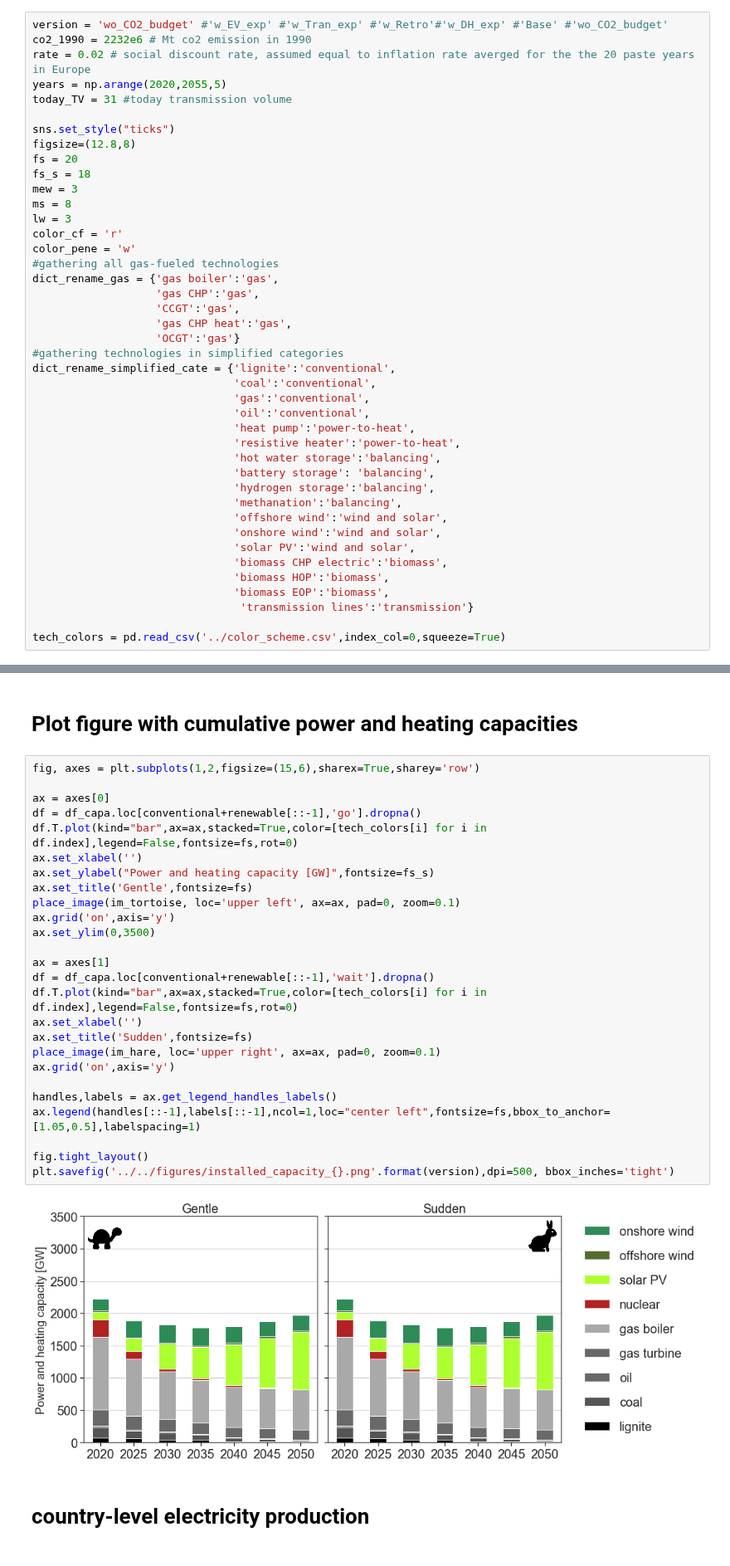
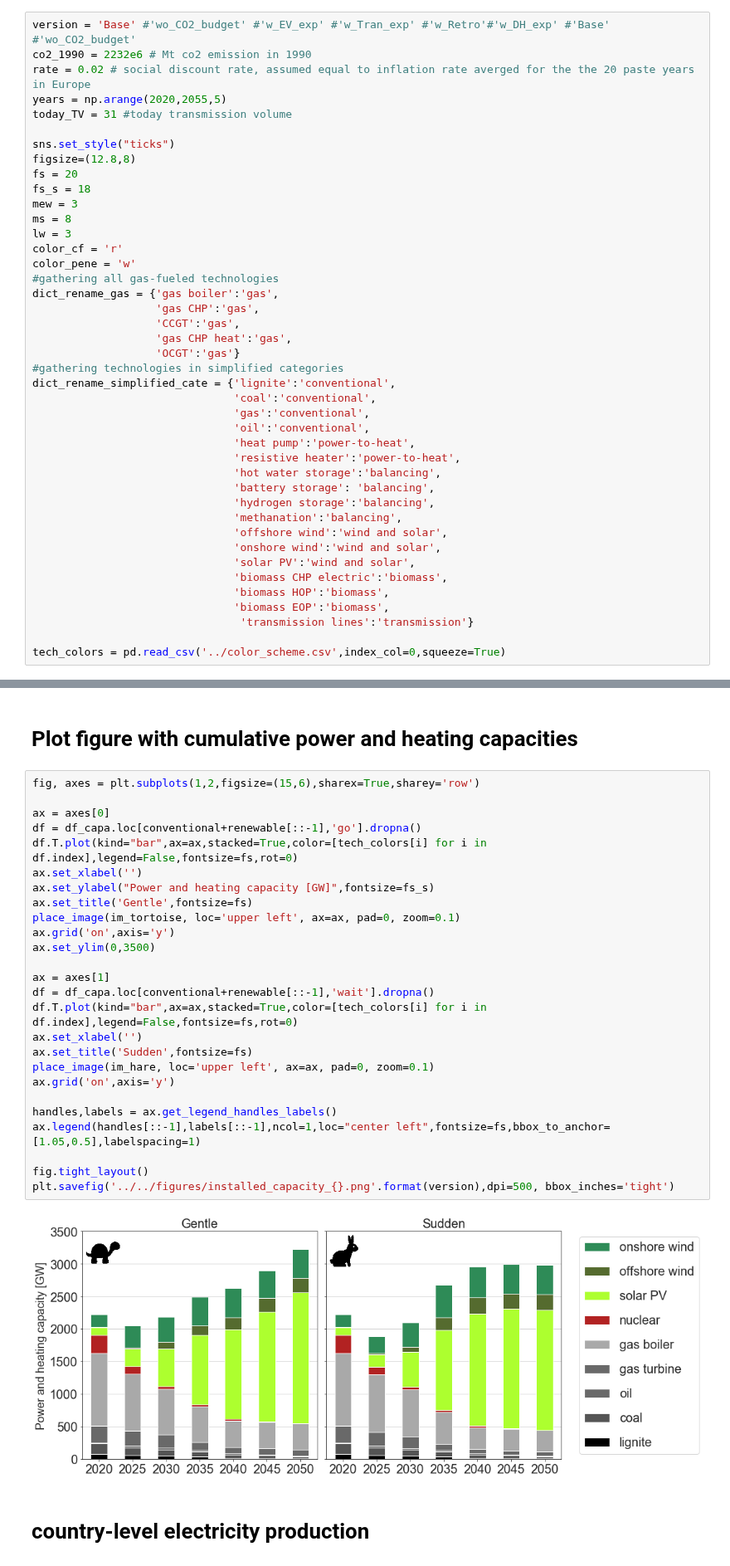
Before and after one commit to martavp/pypsa-eur-sec-30-path, a Jupyter notebook: paper_graphics/notebooks/summary_plot.ipynb, the cells around one changed output, grey strips where cells are left out. Shown at 83% size. Cells and saved outputs as stored; diff of their text form.

```diff
--- a/paper_graphics/notebooks/summary_plot.ipynb
+++ b/paper_graphics/notebooks/summary_plot.ipynb
@@ -9,7 +9,7 @@ import matplotlib.pyplot as plt
 import seaborn as sns
 %matplotlib inline
 # %%
-version = 'wo_CO2_budget' #'w_EV_exp' #'w_Tran_exp' #'w_Retro'#'w_DH_exp' #'Base' #'wo_CO2_budget'
+version = 'Base' #'wo_CO2_budget' #'w_EV_exp' #'w_Tran_exp' #'w_Retro'#'w_DH_exp' #'Base' #'wo_CO2_budget'
 co2_1990 = 2232e6 # Mt co2 emission in 1990
 rate = 0.02 # social discount rate, assumed equal to inflation rate averged for the the 20 paste years in Europe
 years = np.arange(2020,2055,5)
@@ -604,31 +622,31 @@ plt.savefig('../../figures/build_rates_{}.png'.format(version),dpi=500,bbox_inch
 # %%
 fig, axes = plt.subplots(1,2,figsize=(15,6),sharex=True,sharey='row')
 
 ax = axes[0]
 df = df_capa.loc[conventional+renewable[::-1],'go'].dropna()
 df.T.plot(kind="bar",ax=ax,stacked=True,color=[tech_colors[i] for i in df.index],legend=False,fontsize=fs,rot=0)
 ax.set_xlabel('')
 ax.set_ylabel("Power and heating capacity [GW]",fontsize=fs_s)
 ax.set_title('Gentle',fontsize=fs)
 place_image(im_tortoise, loc='upper left', ax=ax, pad=0, zoom=0.1)
 ax.grid('on',axis='y')
 ax.set_ylim(0,3500)
 
 ax = axes[1]
 df = df_capa.loc[conventional+renewable[::-1],'wait'].dropna()
 df.T.plot(kind="bar",ax=ax,stacked=True,color=[tech_colors[i] for i in df.index],legend=False,fontsize=fs,rot=0)
 ax.set_xlabel('')
 ax.set_title('Sudden',fontsize=fs)
-place_image(im_hare, loc='upper right', ax=ax, pad=0, zoom=0.1)
+place_image(im_hare, loc='upper left', ax=ax, pad=0, zoom=0.1)
 ax.grid('on',axis='y')
 
 handles,labels = ax.get_legend_handles_labels()
 ax.legend(handles[::-1],labels[::-1],ncol=1,loc="center left",fontsize=fs,bbox_to_anchor=[1.05,0.5],labelspacing=1)
 
 fig.tight_layout()
 plt.savefig('../../figures/installed_capacity_{}.png'.format(version),dpi=500, bbox_inches='tight')
 # %% [output]
-[figure, old version]
+[figure, new version]
 # %% [markdown]
 # country-level electricity production
 # %%
```
Also changed, not shown: parts of 12 cells of this notebook, 59 other files.
